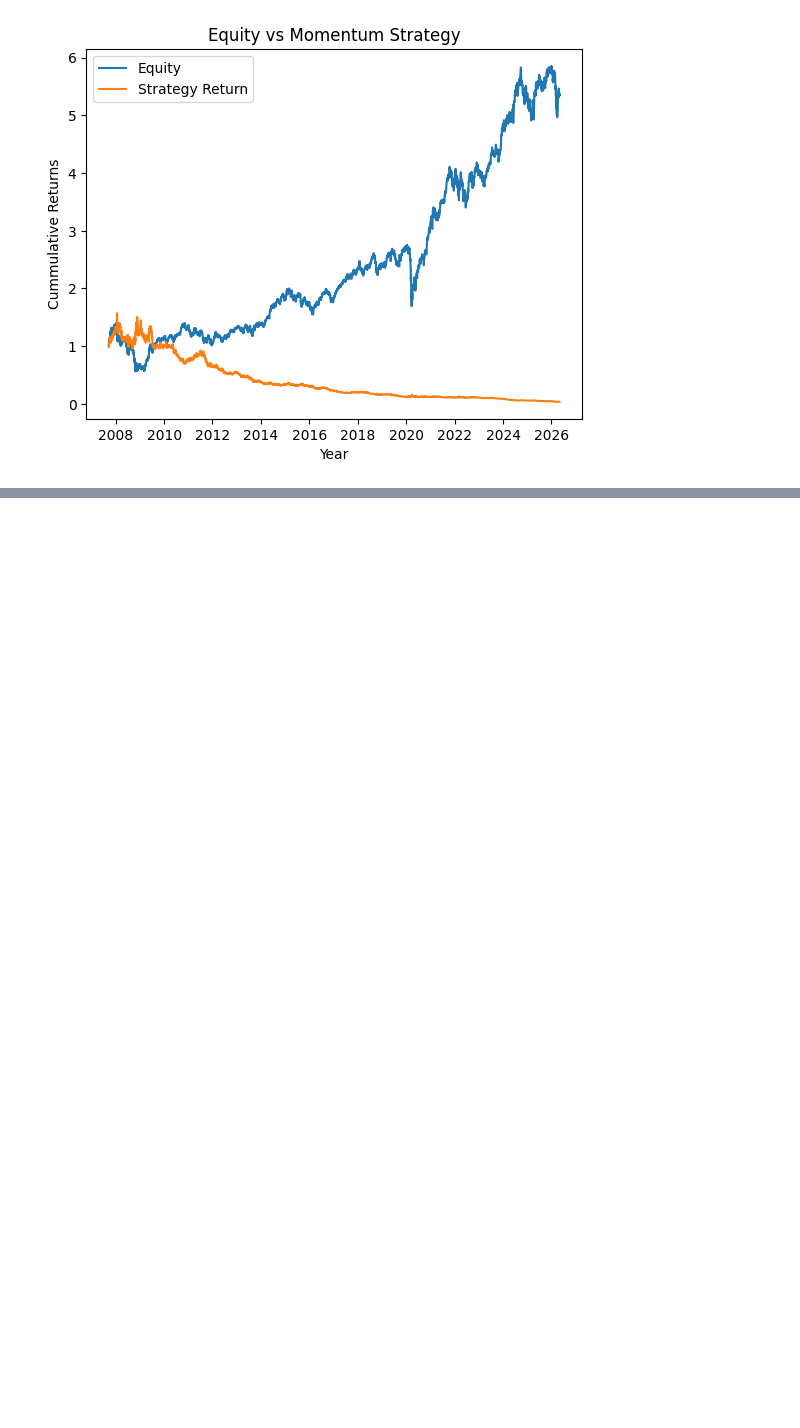
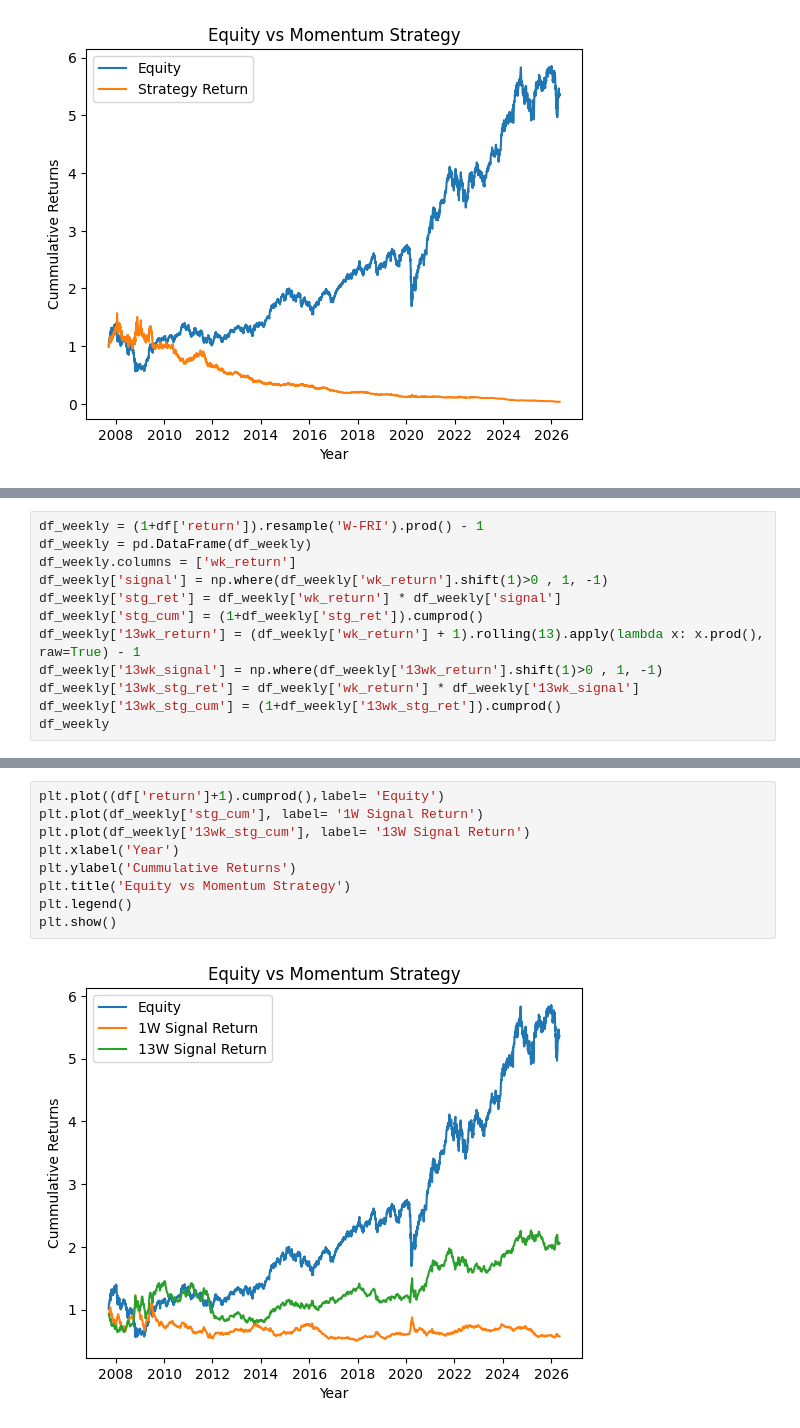
Before and after one commit to varungarg983/quant-trading-research, a Jupyter notebook: nifty_research.ipynb, the cells around one changed output, grey strips where cells are left out. Saved outputs shown, nothing was run; the diff lists cells and outputs as text; blank space fills up the shorter version.

```diff
--- a/nifty_research.ipynb
+++ b/nifty_research.ipynb
@@ -290,0 +346,12 @@ plt.show()
+# %%
+df_weekly = (1+df['return']).resample('W-FRI').prod() - 1
+df_weekly = pd.DataFrame(df_weekly)
+df_weekly.columns = ['wk_return']
+df_weekly['signal'] = np.where(df_weekly['wk_return'].shift(1)>0 , 1, -1)
+df_weekly['stg_ret'] = df_weekly['wk_return'] * df_weekly['signal']
+df_weekly['stg_cum'] = (1+df_weekly['stg_ret']).cumprod()
+df_weekly['13wk_return'] = (df_weekly['wk_return'] + 1).rolling(13).apply(lambda x: x.prod(), raw=True) - 1
+df_weekly['13wk_signal'] = np.where(df_weekly['13wk_return'].shift(1)>0 , 1, -1)
+df_weekly['13wk_stg_ret'] = df_weekly['wk_return'] * df_weekly['13wk_signal']
+df_weekly['13wk_stg_cum'] = (1+df_weekly['13wk_stg_ret']).cumprod()
+df_weekly
@@ -290,0 +373,11 @@ plt.show()
+# %%
+plt.plot((df['return']+1).cumprod(),label= 'Equity')
+plt.plot(df_weekly['stg_cum'], label= '1W Signal Return')
+plt.plot(df_weekly['13wk_stg_cum'], label= '13W Signal Return')
+plt.xlabel('Year')
+plt.ylabel('Cummulative Returns')
+plt.title('Equity vs Momentum Strategy')
+plt.legend()
+plt.show()
+# %% [output]
+[figure, added]
```
Also changed, not shown: parts of 11 cells of this notebook, 4 other files.
